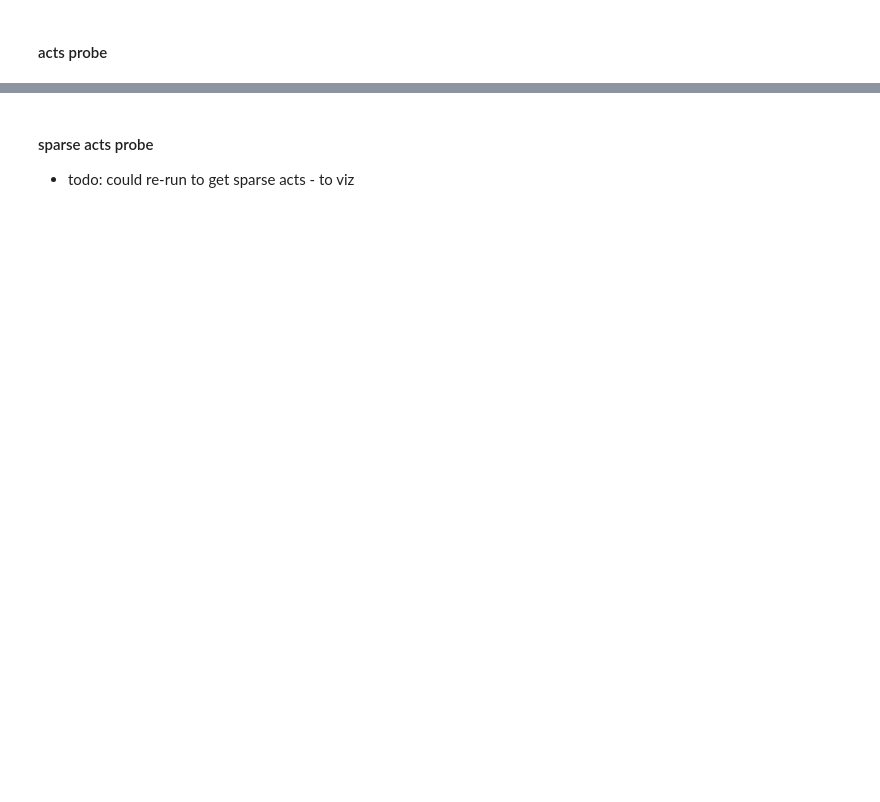
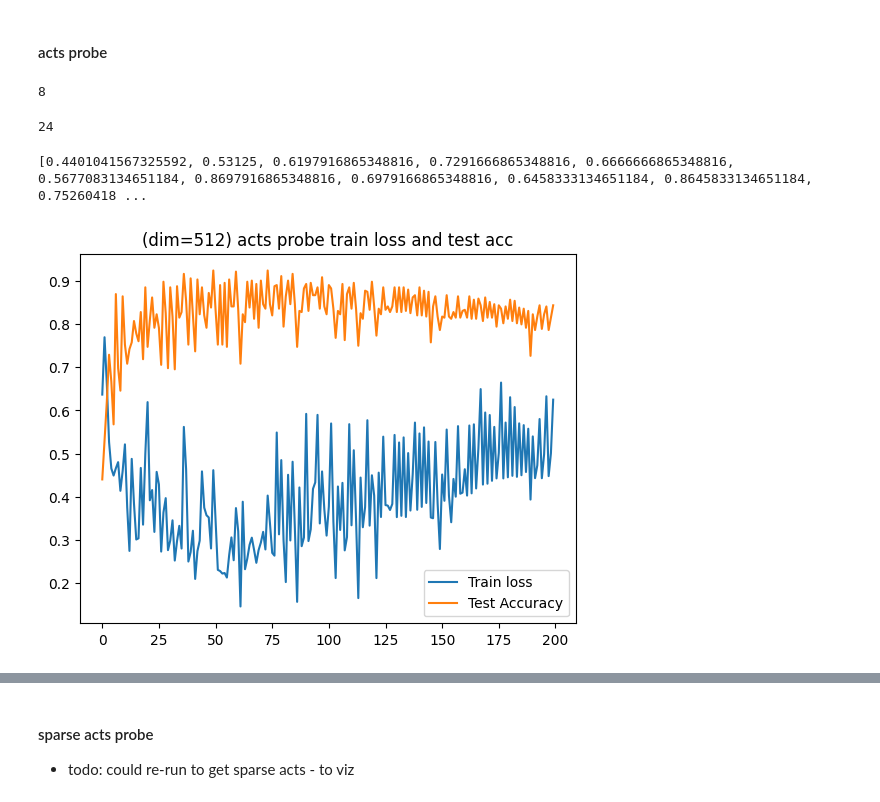
Before and after one commit to xinrose-lin/causal_interp_for_harm_detection, a Jupyter notebook: probe_results.ipynb, the cells around one changed output, grey strips where cells are left out. Cells and saved outputs as stored; diff of their text form; code cells hidden in the pictures; blank space fills up the shorter version.

```diff
--- a/probe_results.ipynb
+++ b/probe_results.ipynb
@@ -41,21 +63,43 @@ test_harmful = read_from_json_file("data/harmful_test_ds.json")
+# %%
+def data_loader(data, labels, batch_size=16, seed = 42, device="cpu"):
+    """
+    takes in data, and labels as list
+    """
+    idxs = list(range(len(data)))
+    # creates a shuffled list
+    random.Random(seed).shuffle(idxs)
+    # get data in this shuffled order
+    data, labels = [data[i] for i in idxs], [labels[i] for i in idxs]
+    # return the batches
+    batches = [
+        (t.tensor(data[i:i+batch_size]), t.tensor(labels[i:i+batch_size], device=device)) for i in range(0, len(data), batch_size)
+    ]
+    return batches
 # %% [markdown]
 #### acts probe
 # %%
 ### get train acts
-nonharmful_acts = read_from_pt_gz("sparse_acts/train/nonharmful_acts_512.pt.gz")
-harmful_acts = read_from_pt_gz("sparse_acts/train/harmful_acts_512.pt.gz")
+nonharmful_acts = read_from_pt_gz("data_latents/train/acts/nonharmful_acts_512.pt.gz")
+harmful_acts = read_from_pt_gz("data_latents/train/acts/harmful_acts_512.pt.gz")
 
 last_tok_acts_data = t.cat((nonharmful_acts[:, -1, :], harmful_acts[:, -1, :]), dim=0).tolist()
-label = train_nonharmful[1] + train_harmful[1]
+label = t.cat( (t.zeros(len(nonharmful_acts)) , t.ones(len(harmful_acts))) )
+
 train_batches = data_loader(last_tok_acts_data, label)
+len(train_batches)
+# %% [output]
+8
 # %%
 ## get test acts
-nonharmful_acts = read_from_pt_gz("sparse_acts/test/nonharmful_acts_512.pt.gz")
-harmful_acts = read_from_pt_gz("sparse_acts/test/harmful_acts_512.pt.gz")
+nonharmful_acts = read_from_pt_gz("data_latents/test/acts/nonharmful_acts_512.pt.gz")
+harmful_acts = read_from_pt_gz("data_latents/test/acts/harmful_acts_512.pt.gz")
 
 last_tok_acts_data = t.cat((nonharmful_acts[:, -1, :], harmful_acts[:, -1, :]), dim=0).tolist()
-label = test_nonharmful[1] + test_harmful[1]
+label = t.cat( (t.zeros(len(nonharmful_acts)) , t.ones(len(harmful_acts))) )
 test_batches = data_loader(last_tok_acts_data, label)
+len(test_batches)
+# %% [output]
+24
 # %%
 t.manual_seed(42)
 probe = Probe(512)
@@ -63,7 +107,7 @@ probe = Probe(512)
 epoch_train_loss = []
 total_loss = []
 epoch_test_acc = []
-epoches = 25
+epoches = 200
 
 # train_batches = batches[:-2]
 
@@ -74,3 +118,14 @@ for i in range(epoches):
 
     test_acc = test_probe(probe, batches=test_batches, seed=42)
     epoch_test_acc.append(test_acc)
+# %%
+plt.plot(epoch_train_loss, label="Train loss")
+plt.plot(epoch_test_acc, label="Test Accuracy")
+plt.legend()
+plt.title("(dim=512) acts probe train loss and test acc")
+print(epoch_test_acc)
+
+##
+# %% [output]
+[0.4401041567325592, 0.53125, 0.6197916865348816, 0.7291666865348816, 0.6666666865348816, 0.5677083134651184, 0.8697916865348816, 0.6979166865348816, 0.6458333134651184, 0.8645833134651184, 0.75260418 ...
+[figure, added]
```
Also changed, not shown: parts of 53 cells of this notebook, 14 other files.
